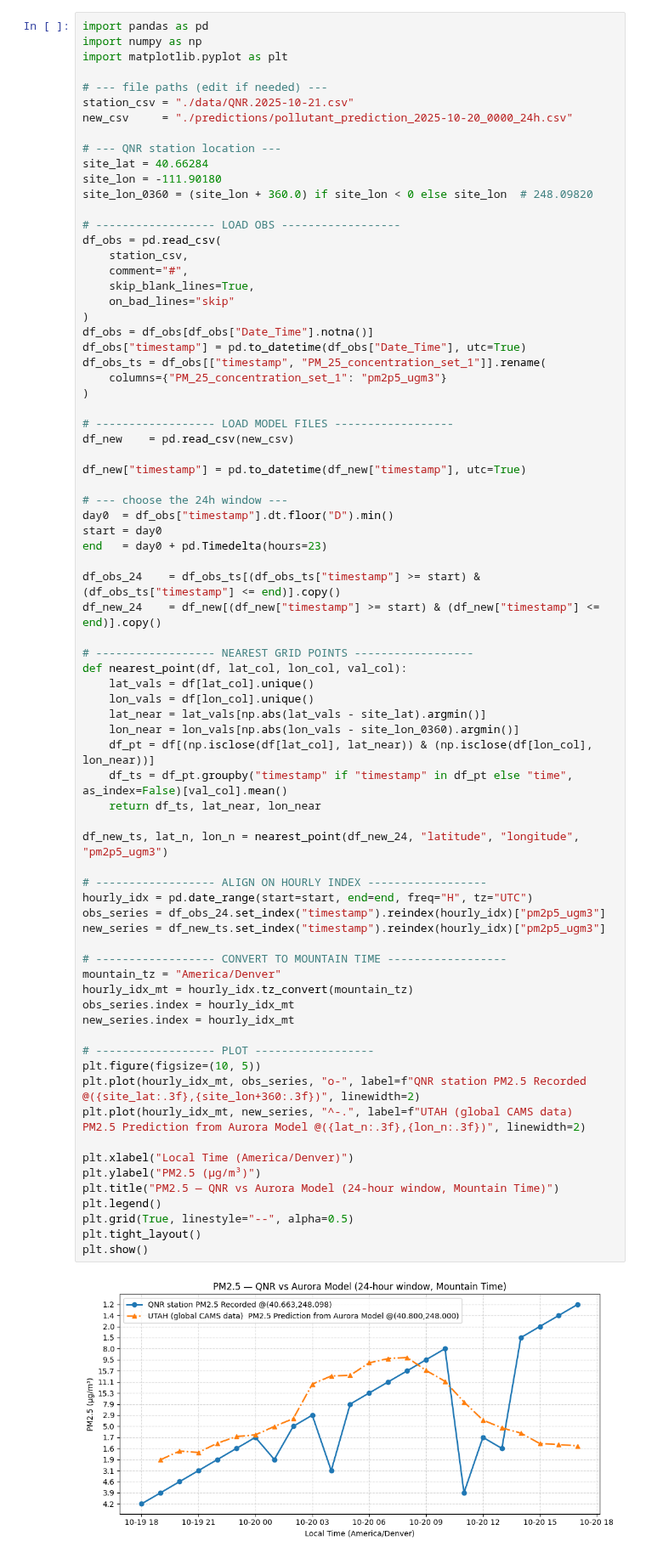
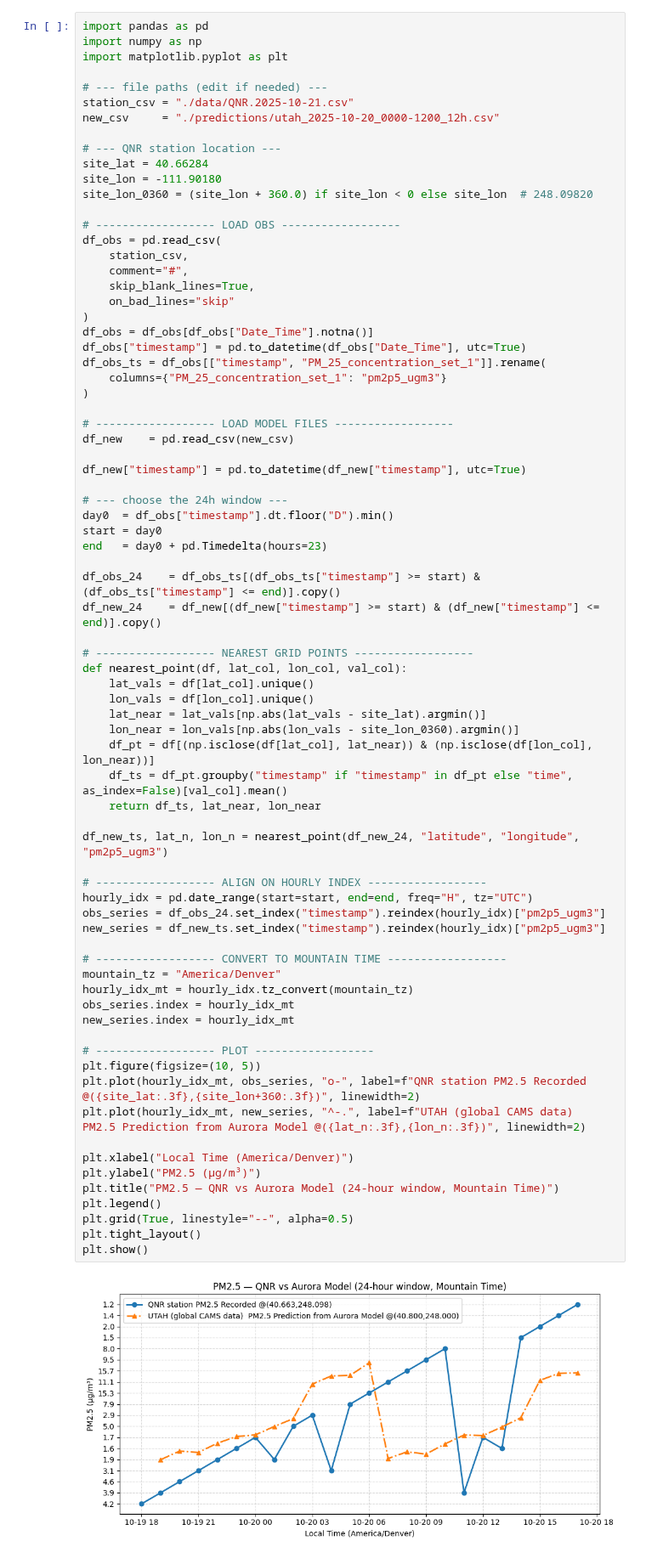
Before and after one commit to sci-ndp/stream-simulation-ebus, a Jupyter notebook: timestamp_prediction_aurora.ipynb, the cells around one changed output. Shown at 85% size. Drawn from its saved outputs; the diff is of its cells as text.

```diff
--- a/timestamp_prediction_aurora.ipynb
+++ b/timestamp_prediction_aurora.ipynb
@@ -244,7 +488,7 @@ import matplotlib.pyplot as plt
 
 # --- file paths (edit if needed) ---
 station_csv = "./data/QNR.2025-10-21.csv"
-new_csv     = "./predictions/pollutant_prediction_2025-10-20_0000_24h.csv"
+new_csv     = "./predictions/utah_2025-10-20_0000-1200_12h.csv"
 
 # --- QNR station location ---
 site_lat = 40.66284
@@ -286,31 +530,31 @@ def nearest_point(df, lat_col, lon_col, val_col):
     df_pt = df[(np.isclose(df[lat_col], lat_near)) & (np.isclose(df[lon_col], lon_near))]
     df_ts = df_pt.groupby("timestamp" if "timestamp" in df_pt else "time", as_index=False)[val_col].mean()
     return df_ts, lat_near, lon_near
 
 df_new_ts, lat_n, lon_n = nearest_point(df_new_24, "latitude", "longitude", "pm2p5_ugm3")
 
 # ------------------ ALIGN ON HOURLY INDEX ------------------
 hourly_idx = pd.date_range(start=start, end=end, freq="H", tz="UTC")
 obs_series = df_obs_24.set_index("timestamp").reindex(hourly_idx)["pm2p5_ugm3"]
 new_series = df_new_ts.set_index("timestamp").reindex(hourly_idx)["pm2p5_ugm3"]
 
 # ------------------ CONVERT TO MOUNTAIN TIME ------------------
 mountain_tz = "America/Denver"
 hourly_idx_mt = hourly_idx.tz_convert(mountain_tz)
 obs_series.index = hourly_idx_mt
 new_series.index = hourly_idx_mt
 
 # ------------------ PLOT ------------------
 plt.figure(figsize=(10, 5))
 plt.plot(hourly_idx_mt, obs_series, "o-", label=f"QNR station PM2.5 Recorded @({site_lat:.3f},{site_lon+360:.3f})", linewidth=2)
 plt.plot(hourly_idx_mt, new_series, "^-.", label=f"UTAH (global CAMS data)  PM2.5 Prediction from Aurora Model @({lat_n:.3f},{lon_n:.3f})", linewidth=2)
 
 plt.xlabel("Local Time (America/Denver)")
 plt.ylabel("PM2.5 (µg/m³)")
 plt.title("PM2.5 — QNR vs Aurora Model (24-hour window, Mountain Time)")
 plt.legend()
 plt.grid(True, linestyle="--", alpha=0.5)
 plt.tight_layout()
 plt.show()
 # %% [output]
-[figure, old version]
+[figure, new version]
```
Also changed, not shown: parts of 6 cells of this notebook.
